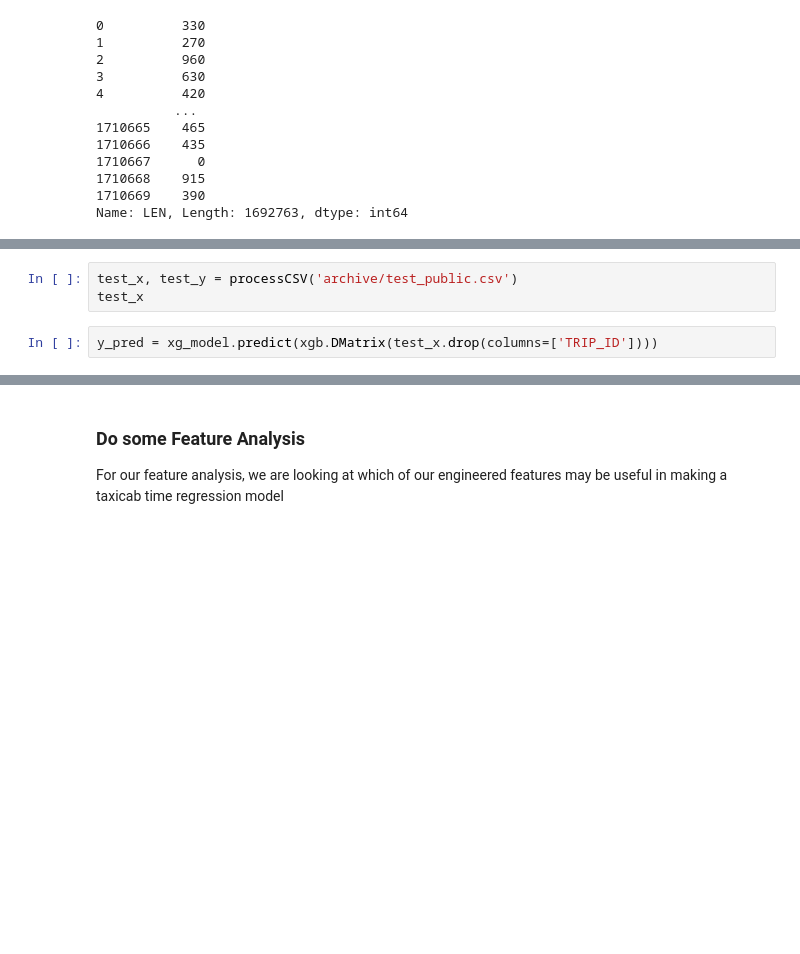
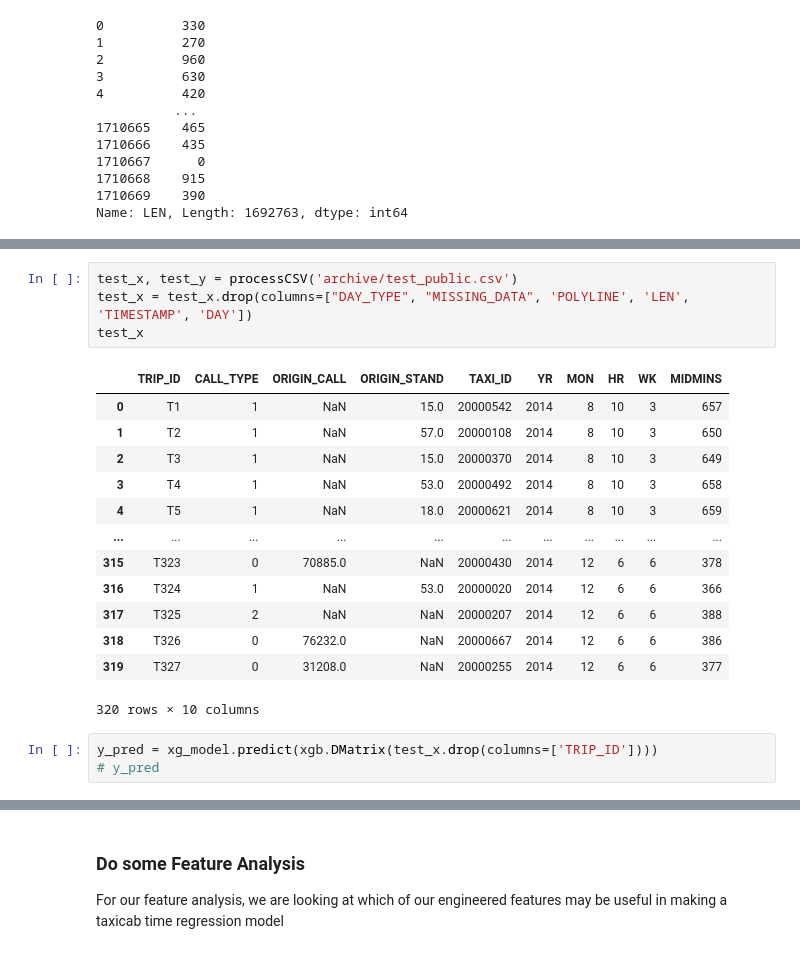
Before and after one commit to philip-johnson36/cse151b, a Jupyter notebook: feature_engineering.ipynb, the cells around one changed output, grey strips where cells are left out. Cells and saved outputs as stored; diff of their text form; blank space fills up the shorter version.

```diff
--- a/feature_engineering.ipynb
+++ b/feature_engineering.ipynb
@@ -601,6 +631,22 @@ KeyboardInterrupt:
 # %%
 test_x, test_y = processCSV('archive/test_public.csv')
+test_x = test_x.drop(columns=["DAY_TYPE", "MISSING_DATA", 'POLYLINE', 'LEN', 'TIMESTAMP', 'DAY'])
 test_x
+# %% [output]
+|  | TRIP_ID | CALL_TYPE | ORIGIN_CALL | ORIGIN_STAND | TAXI_ID | YR | MON | HR | WK | MIDMINS |
+| 0 | T1 | 1 | NaN | 15.0 | 20000542 | 2014 | 8 | 10 | 3 | 657 |
+| 1 | T2 | 1 | NaN | 57.0 | 20000108 | 2014 | 8 | 10 | 3 | 650 |
+| 2 | T3 | 1 | NaN | 15.0 | 20000370 | 2014 | 8 | 10 | 3 | 649 |
+| 3 | T4 | 1 | NaN | 53.0 | 20000492 | 2014 | 8 | 10 | 3 | 658 |
+| 4 | T5 | 1 | NaN | 18.0 | 20000621 | 2014 | 8 | 10 | 3 | 659 |
+| ... | ... | ... | ... | ... | ... | ... | ... | ... | ... | ... |
+| 315 | T323 | 0 | 70885.0 | NaN | 20000430 | 2014 | 12 | 6 | 6 | 378 |
+| 316 | T324 | 1 | NaN | 53.0 | 20000020 | 2014 | 12 | 6 | 6 | 366 |
+| 317 | T325 | 2 | NaN | NaN | 20000207 | 2014 | 12 | 6 | 6 | 388 |
+| 318 | T326 | 0 | 76232.0 | NaN | 20000667 | 2014 | 12 | 6 | 6 | 386 |
+| 319 | T327 | 0 | 31208.0 | NaN | 20000255 | 2014 | 12 | 6 | 6 | 377 |
+320 rows × 10 columns
 # %%
 y_pred = xg_model.predict(xgb.DMatrix(test_x.drop(columns=['TRIP_ID'])))
+# y_pred
 # %%
```
Also changed, not shown: parts of 6 cells of this notebook.
